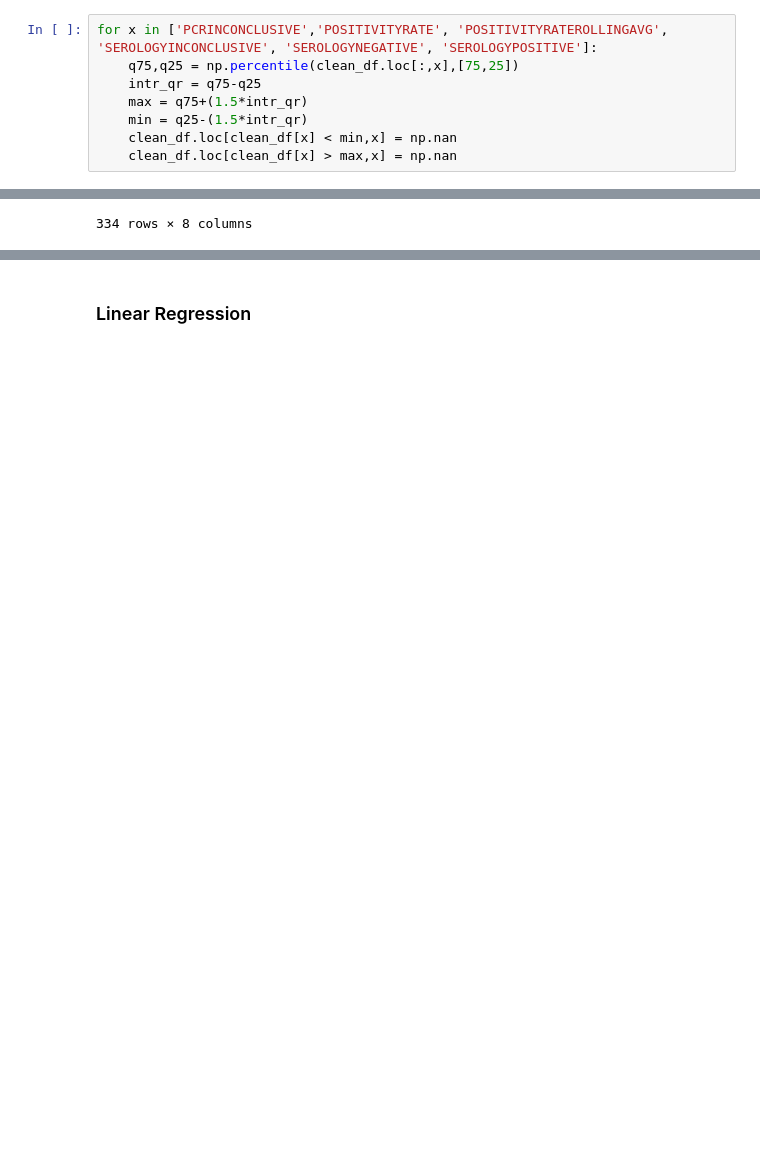
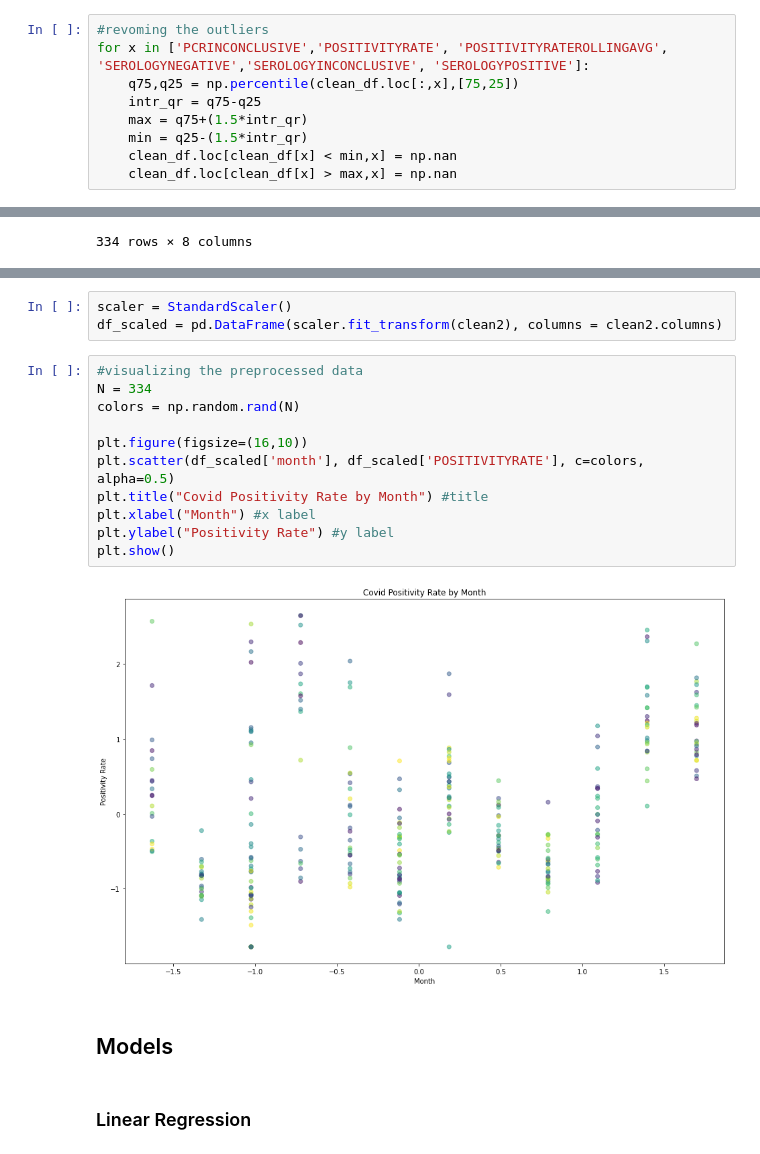
Before and after one commit to olesiam10/Homework, a Jupyter notebook: FinalProject/final_project.ipynb, the cells around one changed output, grey strips where cells are left out. Cells and saved outputs as stored; diff of their text form; blank space fills up the shorter version.

```diff
--- a/FinalProject/final_project.ipynb
+++ b/FinalProject/final_project.ipynb
@@ -131,7 +135,8 @@ clean_df.boxplot(figsize=(18,12))
 <AxesSubplot:>
 [figure]
 # %%
-for x in ['PCRINCONCLUSIVE','POSITIVITYRATE', 'POSITIVITYRATEROLLINGAVG', 'SEROLOGYINCONCLUSIVE', 'SEROLOGYNEGATIVE', 'SEROLOGYPOSITIVE']:
+#revoming the outliers
+for x in ['PCRINCONCLUSIVE','POSITIVITYRATE', 'POSITIVITYRATEROLLINGAVG', 'SEROLOGYNEGATIVE','SEROLOGYINCONCLUSIVE', 'SEROLOGYPOSITIVE']:
     q75,q25 = np.percentile(clean_df.loc[:,x],[75,25])
     intr_qr = q75-q25
     max = q75+(1.5*intr_qr)
@@ -158,3 +175,21 @@ clean2
+# %%
+scaler = StandardScaler()
+df_scaled = pd.DataFrame(scaler.fit_transform(clean2), columns = clean2.columns)
+# %%
+#visualizing the preprocessed data
+N = 334
+colors = np.random.rand(N)
+
+plt.figure(figsize=(16,10))
+plt.scatter(df_scaled['month'], df_scaled['POSITIVITYRATE'], c=colors, alpha=0.5)
+plt.title("Covid Positivity Rate by Month") #title
+plt.xlabel("Month") #x label
+plt.ylabel("Positivity Rate") #y label
+plt.show()
+# %% [output]
+[figure, added]
+# %% [markdown]
+## Models
 # %% [markdown]
 ### Linear Regression
 # %%
```
Also changed, not shown: parts of 10 cells of this notebook.
